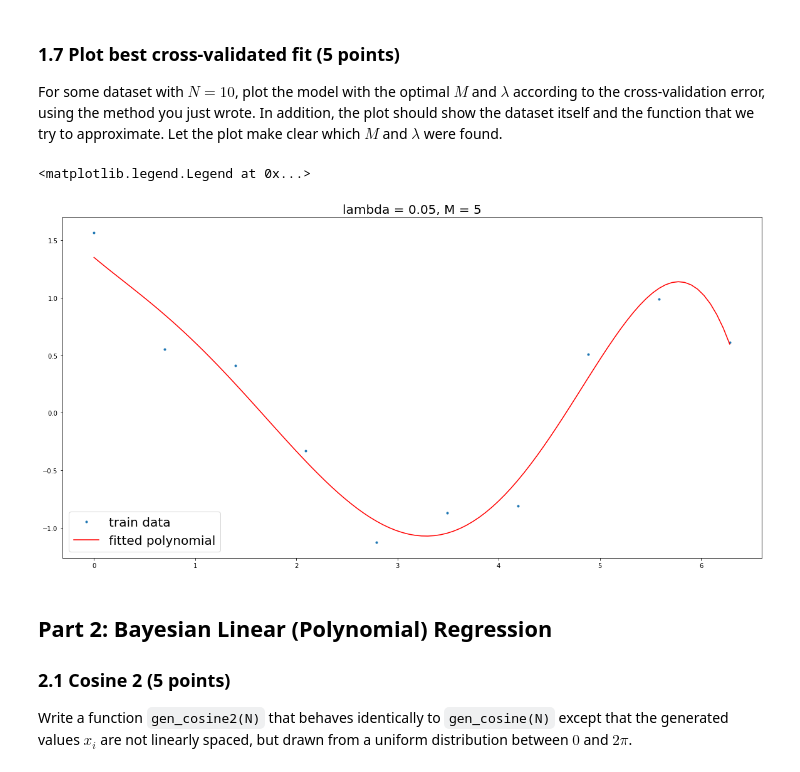
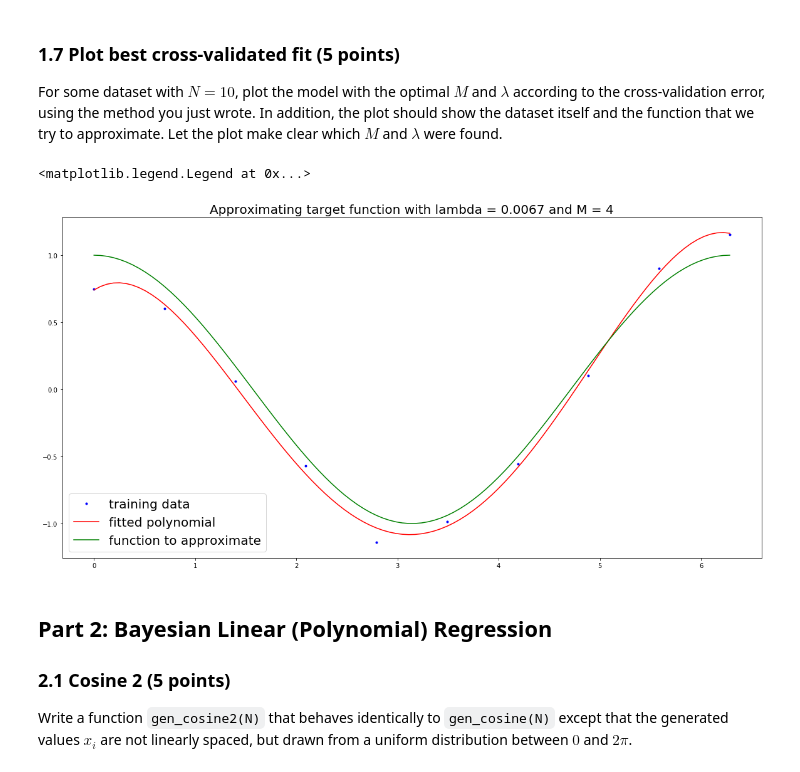
Before and after one commit to Kaleidophon/-friendly-octo-palm-tree, a Jupyter notebook: lab1.ipynb, the cells around one changed output. Saved outputs shown, nothing was run; the diff lists cells and outputs as text; code cells hidden in the pictures.

```diff
--- a/lab1.ipynb
+++ b/lab1.ipynb
@@ -120,8 +118,9 @@ for m, ax in zip([0, 2, 4, 8], [ax1, ax2, ax3, ax4]):
     Phi_plot = designmatrix(x_plot, m)
     y_plot = np.dot(Phi_plot, w)
 
+    ax.set_title("Fitting target data with {} degree polynomial".format(str(m) + "th" if m != 2 else "2nd"))
     ax.plot(x, t, '.', label='target data')
-    ax.plot(x_plot, y_plot, color="red", label= 'fit order ' + str(m))
-    ax.plot(x_plot, np.cos(x_plot), color="blue", label= 'cosine')
+    ax.plot(x_plot, y_plot, color="red", label='degree order ' + str(m))
+    ax.plot(x_plot, np.cos(x_plot), color="blue", label='cosine')
     ax.legend(loc='lower left')
 # %% [output]
@@ -229,26 +228,27 @@ For some dataset with $N = 10$, plot the model with the optimal $M$ and $\lambda
 # %%
 k = 5
 N = 10
 x, t = gen_cosine(N)
 Ms = np.arange(10)
 lambs = np.exp(np.arange(-10, 1))
 
 best_M, best_lamb = find_best_m_and_lamb(x, t, Ms, lambs, k)
 
 w_ml, Phi_train = fit_polynomial_reg(x, t, best_M, best_lamb)
 
 # generate test data for the plot
 x_test = np.linspace(0, 2*math.pi, 100)
 Phi_test = designmatrix(x_test, best_M)
 y_test = np.dot(Phi_test, w_ml)
 
-plt.plot(x, t, '.', label = 'train data')
-plt.plot(x_test, y_test, color = 'red', label = 'fitted polynomial')
-plt.title("lambda = {:.2}, M = {}".format(best_lamb, best_M), fontsize=20)
+plt.plot(x, t, '.', label='training data', color="blue")
+plt.plot(x_test, y_test, color='red', label='fitted polynomial')
+plt.plot(x_test, numpy.cos(x_test), color='green', label="function to approximate")
+plt.title("Approximating target function with lambda = {:.2} and M = {}".format(best_lamb, best_M), fontsize=20)
 plt.legend(loc='lower left', fontsize=20)
 # %% [output]
 <matplotlib.legend.Legend at 0x...>
-[figure, old version]
+[figure, new version]
 # %% [markdown]
 ## Part 2: Bayesian Linear (Polynomial) Regression
 
```
Also changed, not shown: parts of 4 cells of this notebook.
